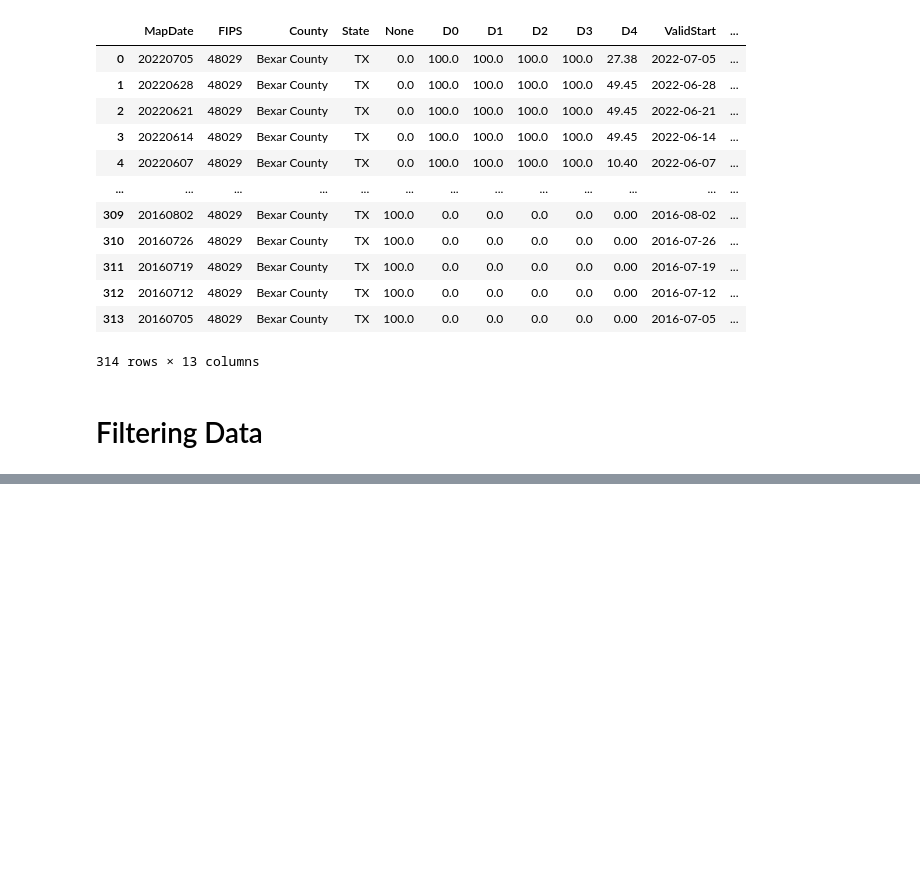
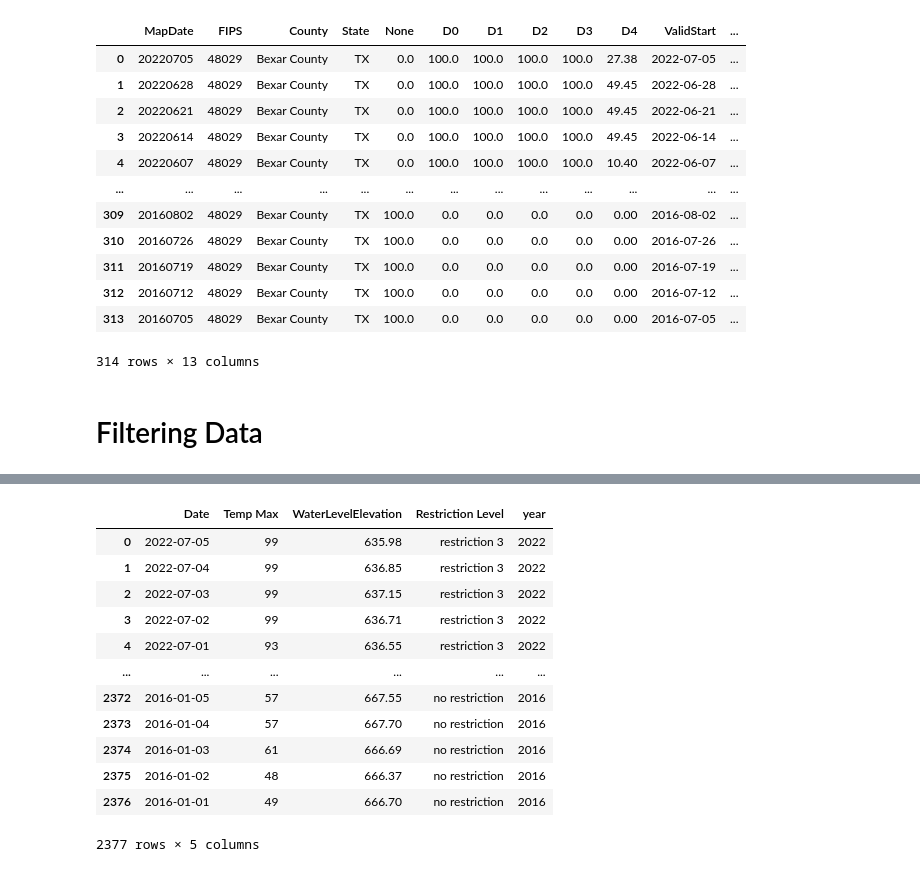
Before and after one commit to Shwetbaba/A-Review-of-the-Effectiveness-of-the-San-Antonio-Water-System-SAWS-Water-Restrictions-Policies, a Jupyter notebook: Group Project-1 Master Code.ipynb, the cells around one changed output, grey strips where cells are left out. Saved outputs shown, nothing was run; the diff lists cells and outputs as text; code cells hidden in the pictures; blank space fills up the shorter version.

```diff
--- a/Group Project-1 Master Code.ipynb
+++ b/Group Project-1 Master Code.ipynb
@@ -206,4 +199,24 @@ Drought_Data_2016_df
 # %%
-#Drought_Data_df
+#get only desired columns from weather data
+weather_short = Weather_Data_df[['Date', 'Temp Max']].copy()
 
-# Groupby Month and do the avg. for each month which will be utilized for daily avg. value
+#merging weather (temps) with water elevation data
+Weather_Restriction_df=J17_Well_Data_df.merge(weather_short[['Temp Max', 'Date']], right_on="Date",left_on="DailyHighDate")
+#keeping only desired columns
+Weather_Restriction_df=Weather_Restriction_df[['Date', 'Temp Max','WaterLevelElevation','Restriction Level']].copy()
+Weather_Restriction_df['year'] = pd.DatetimeIndex(Weather_Restriction_df['Date']).year
+Weather_Restriction_df
+# %% [output]
+|  | Date | Temp Max | WaterLevelElevation | Restriction Level | year |
+| 0 | 2022-07-05 | 99 | 635.98 | restriction 3 | 2022 |
+| 1 | 2022-07-04 | 99 | 636.85 | restriction 3 | 2022 |
+| 2 | 2022-07-03 | 99 | 637.15 | restriction 3 | 2022 |
+| 3 | 2022-07-02 | 99 | 636.71 | restriction 3 | 2022 |
+| 4 | 2022-07-01 | 93 | 636.55 | restriction 3 | 2022 |
+| ... | ... | ... | ... | ... | ... |
+| 2372 | 2016-01-05 | 57 | 667.55 | no restriction | 2016 |
+| 2373 | 2016-01-04 | 57 | 667.70 | no restriction | 2016 |
+| 2374 | 2016-01-03 | 61 | 666.69 | no restriction | 2016 |
+| 2375 | 2016-01-02 | 48 | 666.37 | no restriction | 2016 |
+| 2376 | 2016-01-01 | 49 | 666.70 | no restriction | 2016 |
+2377 rows × 5 columns
```
Also changed, not shown: parts of 4 cells of this notebook.
